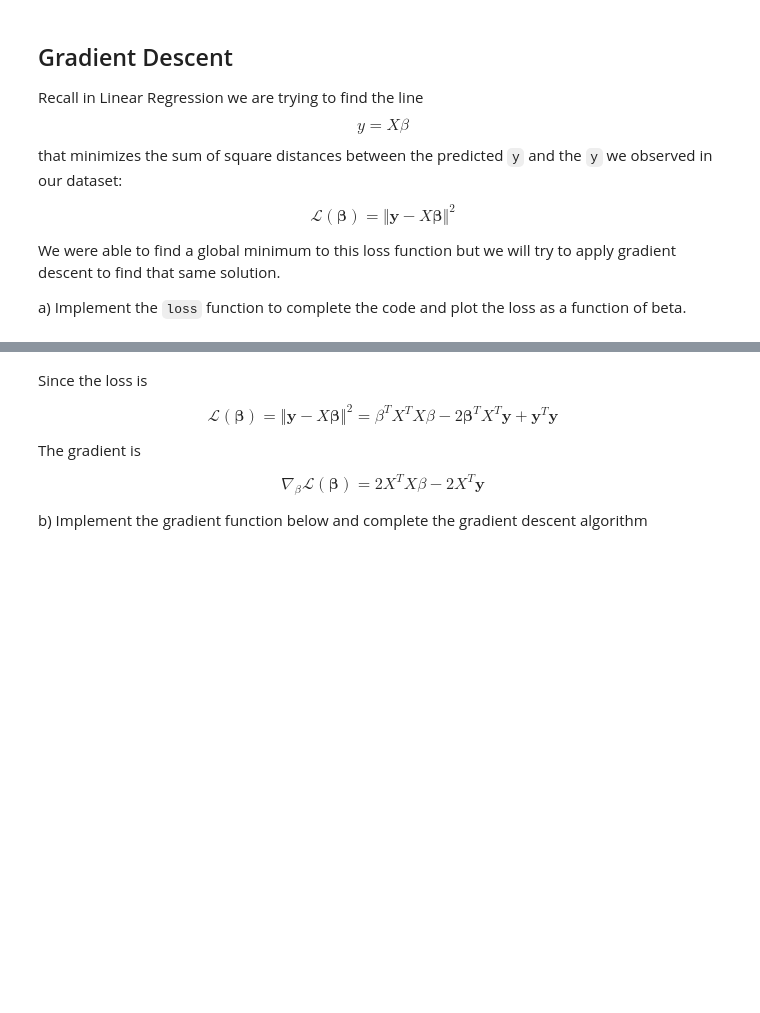
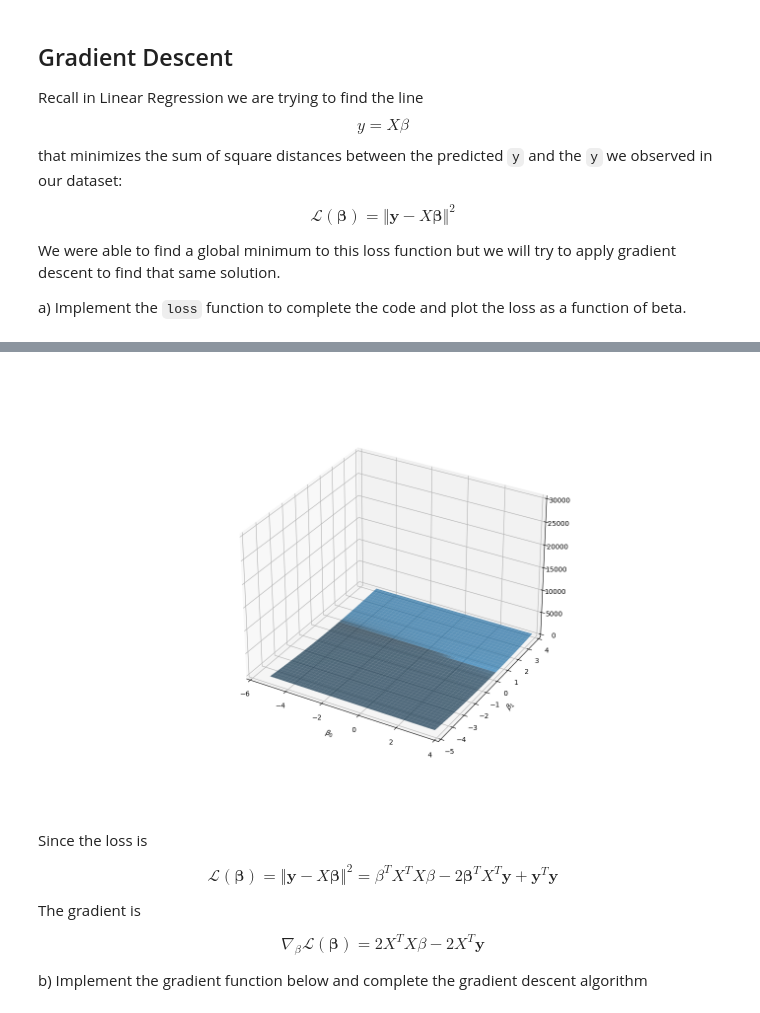
Before and after one commit to VHri/Data-Science-Fundamentals, a Jupyter notebook: lecture_21/worksheet_21.ipynb, the cells around one changed output, grey strips where cells are left out. Cells and saved outputs as stored; diff of their text form; code cells hidden in the pictures; blank space fills up the shorter version.

```diff
--- a/lecture_21/worksheet_21.ipynb
+++ b/lecture_21/worksheet_21.ipynb
@@ -330,35 +311,40 @@ b0 = np.arange(-5, 4, 0.1)
 b1 = np.arange(-5, 4, 0.1)
 b0, b1 = np.meshgrid(b0, b1)
 
+# Not sure
 def loss(X, y, beta):
-    return ...
+    y_pred = np.dot(X, beta)
+    mse = np.mean((y - y_pred)**2)
+    return mse
 
 def get_cost(B0, B1):
     res = []
     for b0, b1 in zip(B0, B1):
         line = []
         for i in range(len(b0)):
             beta = np.array([b0[i], b1[i]])
             line.append(loss(X, y, beta))
         res.append(line)
     return np.array(res)
 
 cost = get_cost(b0, b1)
 
 # Creating figure
 fig = plt.figure(figsize =(14, 9))
 ax = plt.axes(projection ='3d')
 ax.set_xlim(-6, 4)
 ax.set_xlabel(r'$\beta_0$')
 ax.set_ylabel(r'$\beta_1$')
 ax.set_ylim(-5, 4)
 ax.set_zlim(0, 30000)
 
 # Creating plot
 ax.plot_surface(b0, b1, cost, alpha=.7)
 
 # show plot
 plt.show()
+# %% [output]
+[figure, added]
 # %% [markdown]
 Since the loss is
 
```
Also changed, not shown: parts of 2 cells of this notebook.
